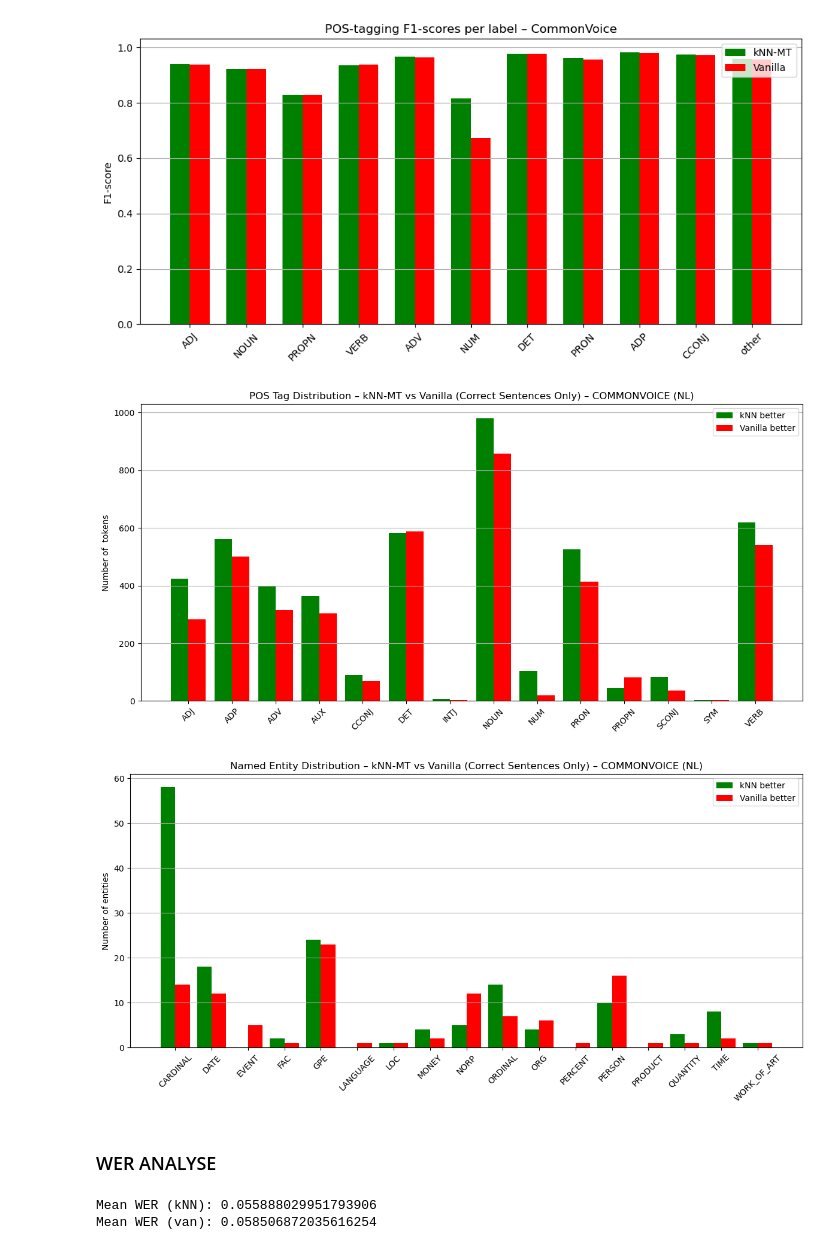
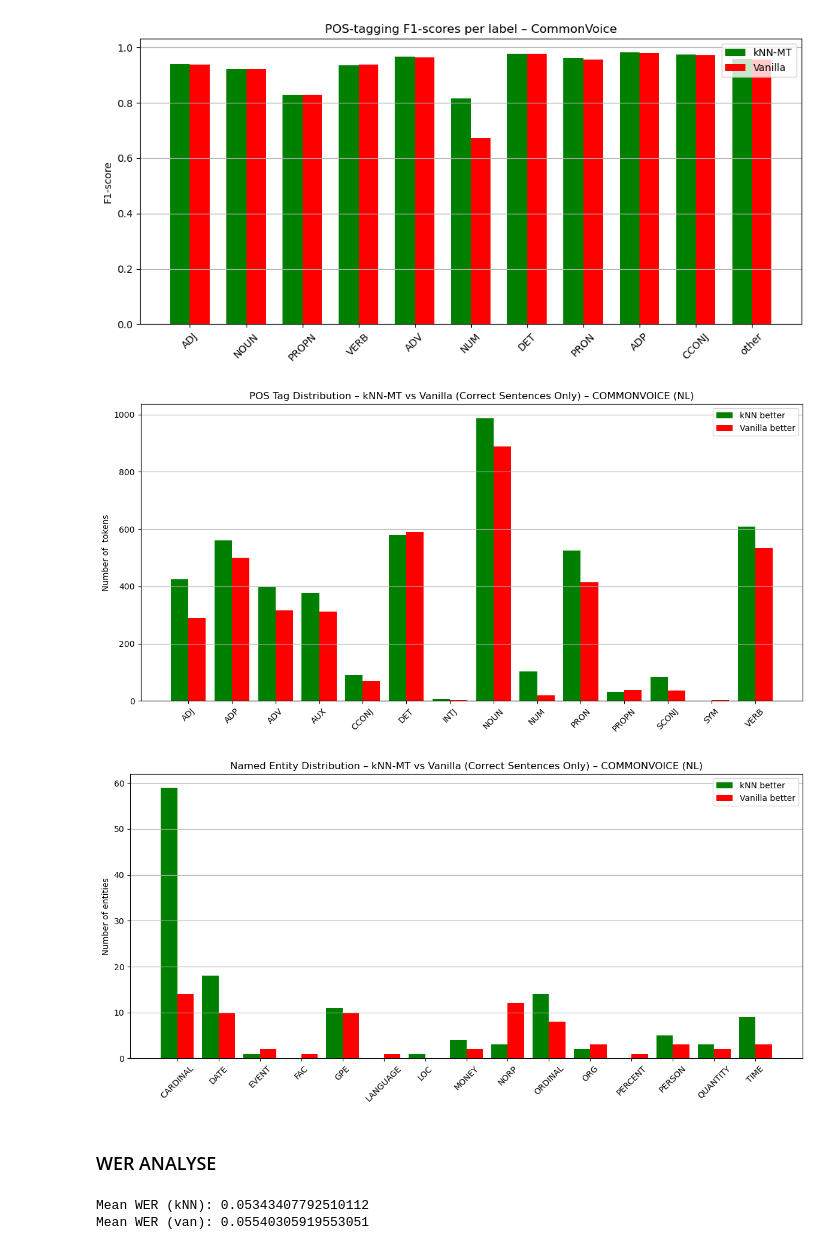
Before and after one commit to SedatGunay/kNN-MT, a Jupyter notebook: notebooks/commonvoice.ipynb, the cells around one changed output. Saved outputs shown, nothing was run; the diff lists cells and outputs as text; code cells hidden in the pictures.

```diff
--- a/notebooks/commonvoice.ipynb
+++ b/notebooks/commonvoice.ipynb
@@ -101,38 +108,43 @@ lang = "nl"
 ref = load_pickle(os.path.join(base_path, "test_ref_texts.pkl"))
 knn = load_pickle(os.path.join(base_path, "test_knn_texts.pkl"))
 van = load_pickle(os.path.join(base_path, "test_van_texts.pkl"))
+
+
+ref = [normalize_text(line) for line in ref]
+knn  = [normalize_text(line) for line in knn]
+van = [normalize_text(line) for line in van]
 
 # Sort better by sentences on systems
 better_knn, better_van = classify_sentences(ref, knn, van)
 
 # POS-tag analysis
 pos_knn = extract_pos(better_knn, lang=lang)
 pos_van = extract_pos(better_van, lang=lang)
 all_pos = sorted(set(pos_knn.keys()).union(pos_van.keys()))
 
 plot_distribution(
     all_pos,
     [pos_knn.get(p, 0) for p in all_pos],
     [pos_van.get(p, 0) for p in all_pos],
     title=f"POS Tag Distribution – kNN-MT vs Vanilla (Correct Sentences Only) – COMMONVOICE ({lang.upper()})",
     ylabel="Number of  tokens"
 )
 
 # Entity-analyse
 ent_knn = extract_entities(better_knn, lang=lang)
 ent_van = extract_entities(better_van, lang=lang)
 all_ents = sorted(set(ent_knn.keys()).union(ent_van.keys()))
 
 plot_distribution(
     all_ents,
     [ent_knn.get(e, 0) for e in all_ents],
     [ent_van.get(e, 0) for e in all_ents],
     title=f"Named Entity Distribution – kNN-MT vs Vanilla (Correct Sentences Only) – COMMONVOICE ({lang.upper()})",
     ylabel="Number of entities"
 )
 # %% [output]
-[figure, old version]
+[figure, new version]
-[figure, old version]
+[figure, new version]
 # %% [markdown]
 ### WER ANALYSE
 # %%
@@ -151,8 +163,8 @@ gain_indices = [entry[0] for entry in gain_outliers]
 
 # gain_outliers
 # %% [output]
-Mean WER (kNN): 0.055888029951793906
-Mean WER (van): 0.058506872035616254
+Mean WER (kNN): 0.05343407792510112
+Mean WER (van): 0.05540305919553051
 # %%
 plot_knn_gain_scatter(wer_knn, wer_van,
     gain_indices,
```
Also changed, not shown: parts of 5 cells of this notebook, 1 other file.
